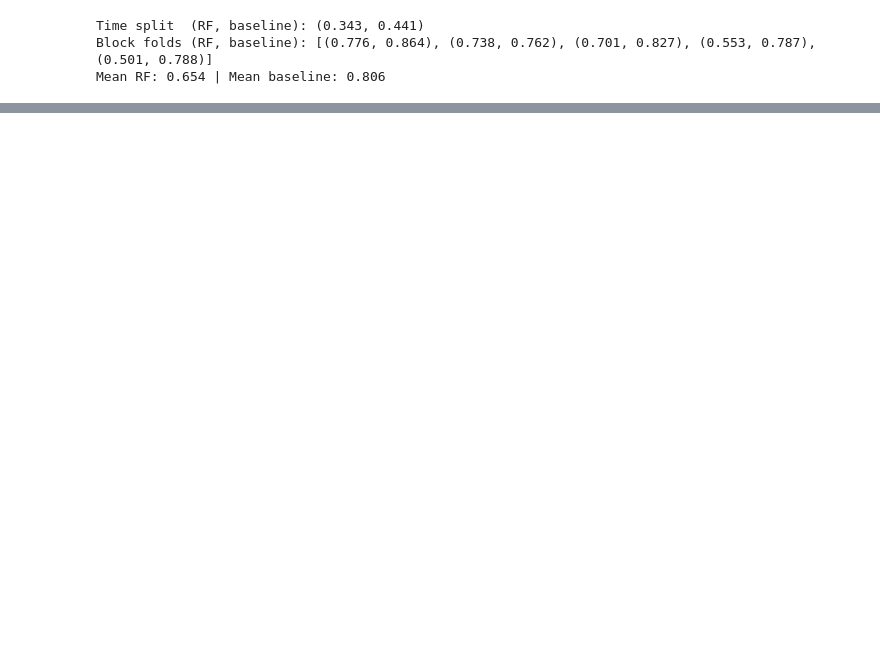
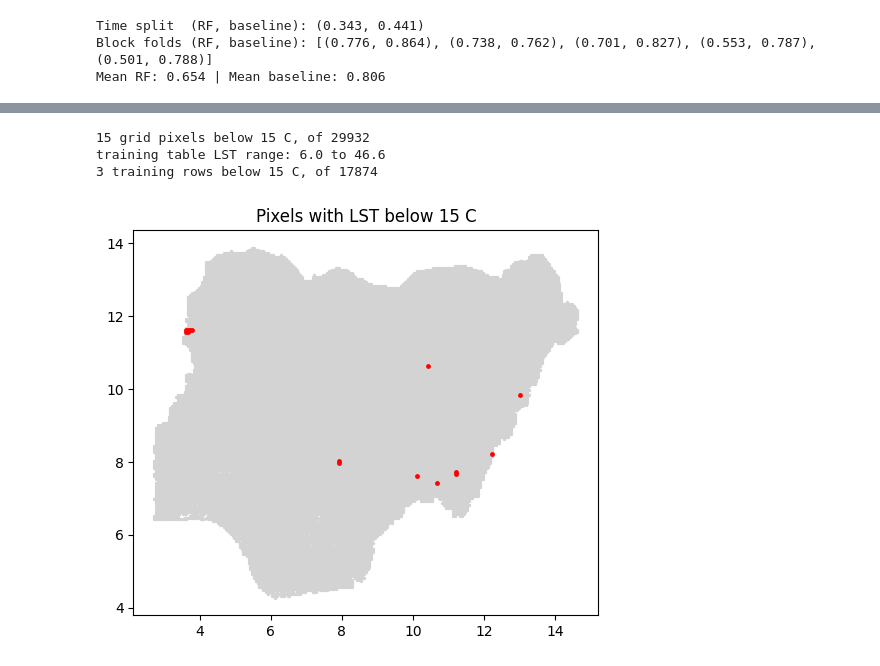
Before and after one commit to LevramUzo/gracce-groundwater-nigeria, a Jupyter notebook: notebooks/01_data_acquisition.ipynb, the cells around one changed output, grey strips where cells are left out. Cells and saved outputs as stored; diff of their text form; code cells hidden in the pictures; blank space fills up the shorter version.

```diff
--- a/notebooks/01_data_acquisition.ipynb
+++ b/notebooks/01_data_acquisition.ipynb
@@ -1040,0 +1354,16 @@ Mean RF: 0.654 | Mean baseline: 0.806
+# %%
+print((grid_df.LST_Celsius < 15).sum(), "grid pixels below 15 C, of", len(grid_df))
+print("training table LST range:", round(df2.LST_Celsius.min(), 1), "to", round(df2.LST_Celsius.max(), 1))
+print((df2.LST_Celsius < 15).sum(), "training rows below 15 C, of", len(df2))
+
+plt.figure(figsize=(6, 5))
+plt.scatter(grid_df.longitude, grid_df.latitude, c='lightgrey', s=2)
+cold = grid_df[grid_df.LST_Celsius < 15]
+plt.scatter(cold.longitude, cold.latitude, c='red', s=6)
+plt.title('Pixels with LST below 15 C')
+plt.show()
+# %% [output]
+15 grid pixels below 15 C, of 29932
+training table LST range: 6.0 to 46.6
+3 training rows below 15 C, of 17874
+[figure, added]
```
Also changed, not shown: parts of 25 cells of this notebook.
